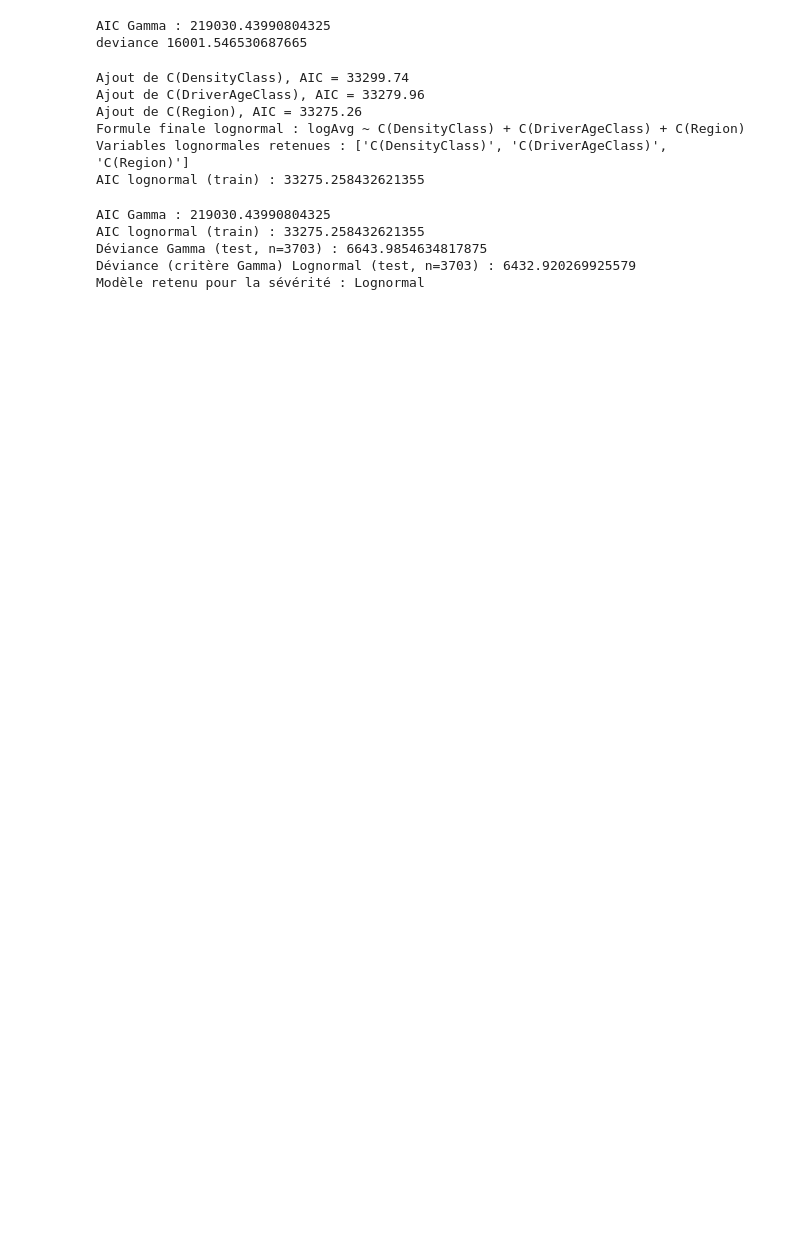
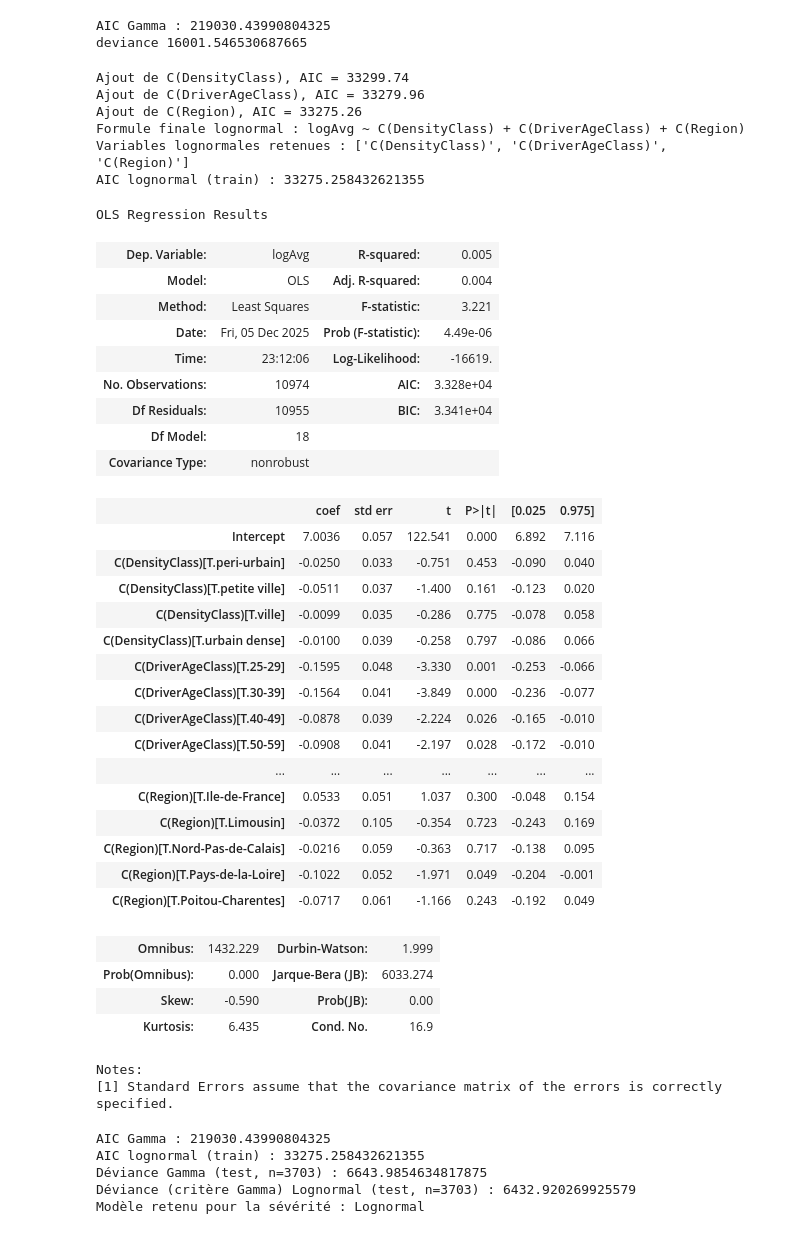
Before and after one commit to fadiblm/Projet-assurance-non-vie, a Jupyter notebook: Modelisation.ipynb, the cells around one changed output. Drawn from its saved outputs; the diff is of its cells as text; code cells hidden in the pictures; blank space fills up the shorter version.

```diff
--- a/Modelisation.ipynb
+++ b/Modelisation.ipynb
@@ -658,30 +719,63 @@ def stepwise_ols(data, response, candidates, verbose=True):
 # %%
 df_sev_train_ln["logAvg"] = np.log(df_sev_train_ln["AvgClaim"])
 df_sev_test_ln["logAvg"]  = np.log(df_sev_test_ln["AvgClaim"])
 
 
 candidates_sev = [
     "C(DriverAgeClass)", "C(CarAgeClass)",
     "C(Power)", "C(Region)", "C(Gas)", "C(DensityClass)"
 ]
 
 
 model_logn, vars_logn = stepwise_ols(
     data=df_sev_train_ln,
     response="logAvg",
     candidates=candidates_sev,
     verbose=True
 )
 
 print("Variables lognormales retenues :", vars_logn)
 print("AIC lognormal (train) :", model_logn.aic)
+display(model_logn.summary())
 # %% [output]
 Ajout de C(DensityClass), AIC = 33299.74
 Ajout de C(DriverAgeClass), AIC = 33279.96
 Ajout de C(Region), AIC = 33275.26
 Formule finale lognormal : logAvg ~ C(DensityClass) + C(DriverAgeClass) + C(Region)
 Variables lognormales retenues : ['C(DensityClass)', 'C(DriverAgeClass)', 'C(Region)']
 AIC lognormal (train) : 33275.258432621355
+OLS Regression Results
+| Dep. Variable: | logAvg | R-squared: | 0.005 |
+| Model: | OLS | Adj. R-squared: | 0.004 |
+| Method: | Least Squares | F-statistic: | 3.221 |
+| Date: | Fri, 05 Dec 2025 | Prob (F-statistic): | 4.49e-06 |
+| Time: | 23:12:06 | Log-Likelihood: | -16619. |
+| No. Observations: | 10974 | AIC: | 3.328e+04 |
+| Df Residuals: | 10955 | BIC: | 3.341e+04 |
+| Df Model: | 18 |  |  |
+| Covariance Type: | nonrobust |  |  |
+|  | coef | std err | t | P>|t| | [0.025 | 0.975] |
+| Intercept | 7.0036 | 0.057 | 122.541 | 0.000 | 6.892 | 7.116 |
+| C(DensityClass)[T.peri-urbain] | -0.0250 | 0.033 | -0.751 | 0.453 | -0.090 | 0.040 |
+| C(DensityClass)[T.petite ville] | -0.0511 | 0.037 | -1.400 | 0.161 | -0.123 | 0.020 |
+| C(DensityClass)[T.ville] | -0.0099 | 0.035 | -0.286 | 0.775 | -0.078 | 0.058 |
+| C(DensityClass)[T.urbain dense] | -0.0100 | 0.039 | -0.258 | 0.797 | -0.086 | 0.066 |
+| C(DriverAgeClass)[T.25-29] | -0.1595 | 0.048 | -3.330 | 0.001 | -0.253 | -0.066 |
+| C(DriverAgeClass)[T.30-39] | -0.1564 | 0.041 | -3.849 | 0.000 | -0.236 | -0.077 |
+| C(DriverAgeClass)[T.40-49] | -0.0878 | 0.039 | -2.224 | 0.026 | -0.165 | -0.010 |
+| C(DriverAgeClass)[T.50-59] | -0.0908 | 0.041 | -2.197 | 0.028 | -0.172 | -0.010 |
+| ... | ... | ... | ... | ... | ... | ... |
+| C(Region)[T.Ile-de-France] | 0.0533 | 0.051 | 1.037 | 0.300 | -0.048 | 0.154 |
+| C(Region)[T.Limousin] | -0.0372 | 0.105 | -0.354 | 0.723 | -0.243 | 0.169 |
+| C(Region)[T.Nord-Pas-de-Calais] | -0.0216 | 0.059 | -0.363 | 0.717 | -0.138 | 0.095 |
+| C(Region)[T.Pays-de-la-Loire] | -0.1022 | 0.052 | -1.971 | 0.049 | -0.204 | -0.001 |
+| C(Region)[T.Poitou-Charentes] | -0.0717 | 0.061 | -1.166 | 0.243 | -0.192 | 0.049 |
+| Omnibus: | 1432.229 | Durbin-Watson: | 1.999 |
+| Prob(Omnibus): | 0.000 | Jarque-Bera (JB): | 6033.274 |
+| Skew: | -0.590 | Prob(JB): | 0.00 |
+| Kurtosis: | 6.435 | Cond. No. | 16.9 |
+Notes:
+[1] Standard Errors assume that the covariance matrix of the errors is correctly specified.
 # %%
 
 # =========================
```
Also changed, not shown: parts of 4 cells of this notebook.
